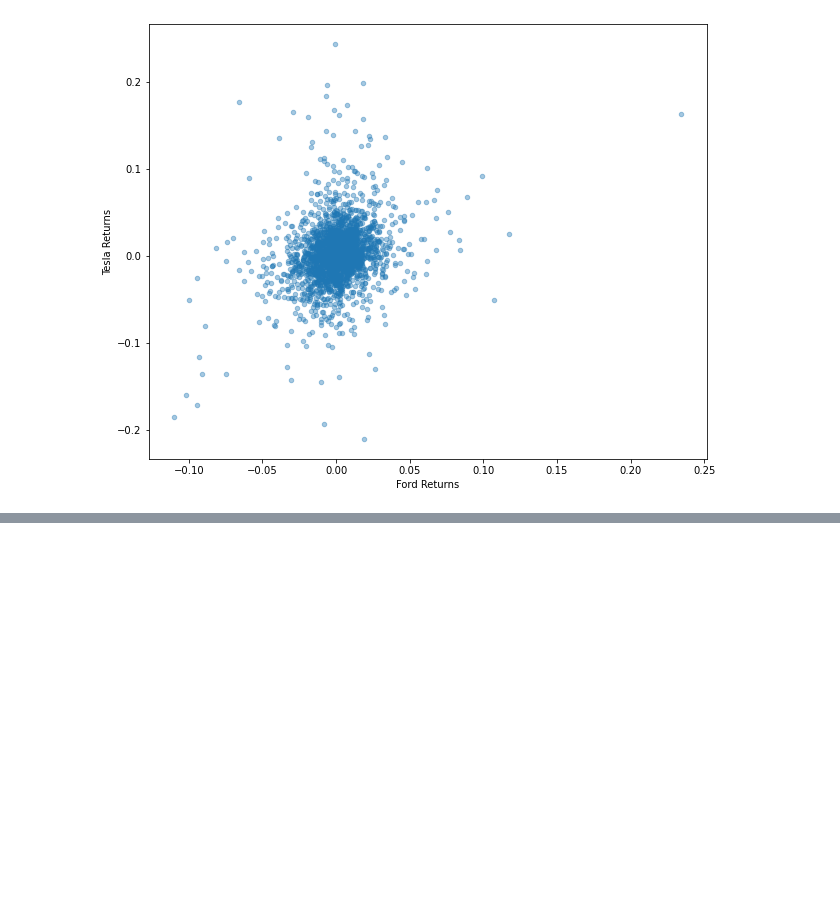
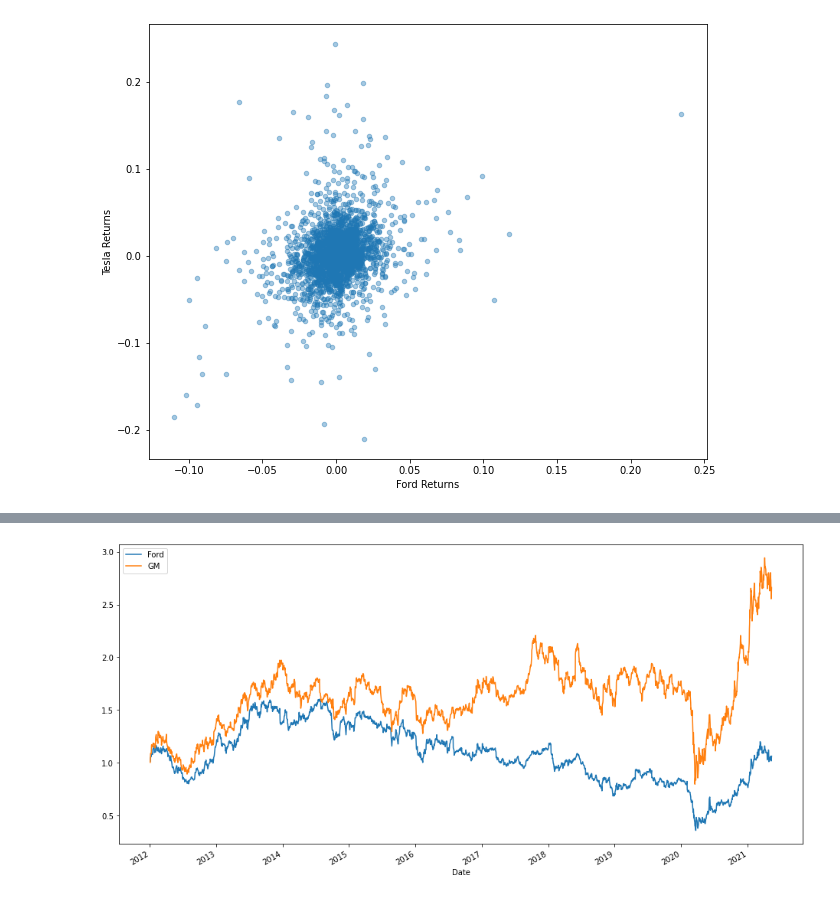
Before and after one commit to jfclaudien/financial-analysis-with-python, a Jupyter notebook: stock market analysis.ipynb, the cells around one changed output, grey strips where cells are left out. Cells and saved outputs as stored; diff of their text form; code cells hidden in the pictures; blank space fills up the shorter version.

```diff
--- a/stock market analysis.ipynb
+++ b/stock market analysis.ipynb
@@ -380,0 +459,6 @@ box_df.plot(kind= 'scatter',
+# %%
+ford['Cumul Return'].plot(label= 'Ford', figsize= (16, 8))
+gm['Cumul Return'].plot(label= 'GM')
+plt.legend();
+# %% [output]
+[figure, added]
```
Also changed, not shown: parts of 11 cells of this notebook.
